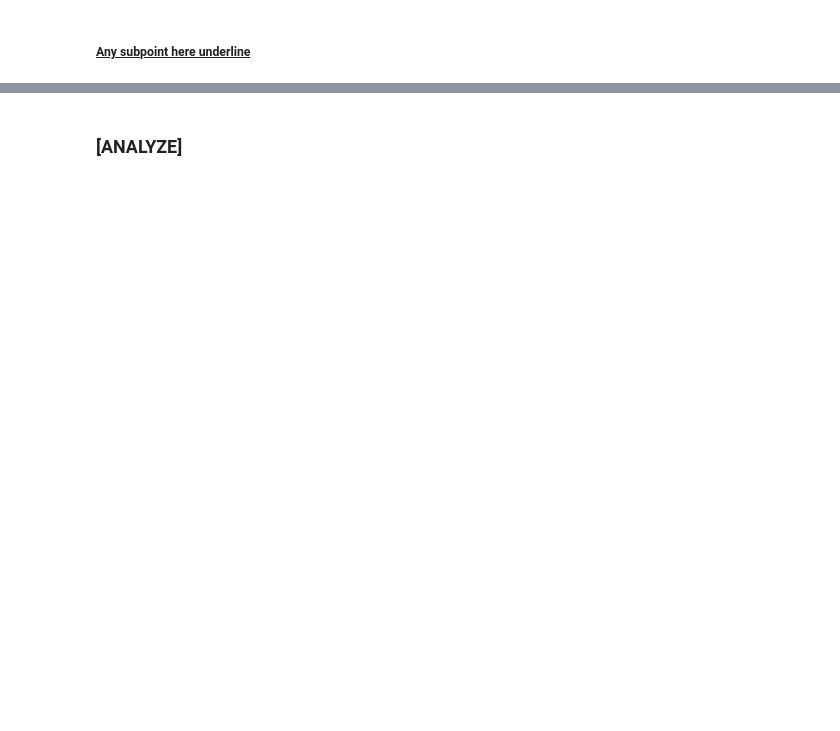
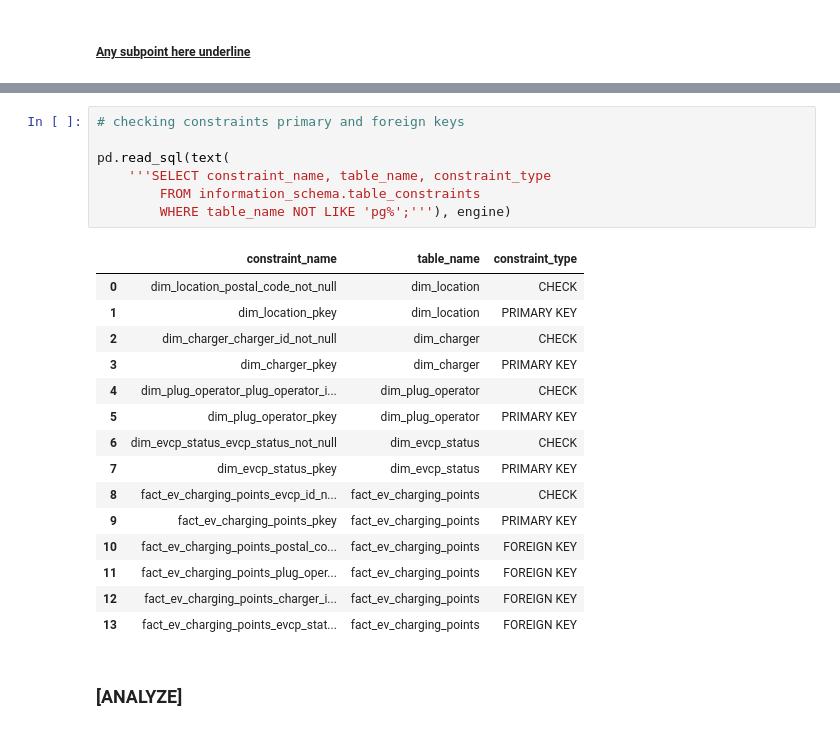
Before and after one commit to TanvirSiddique/repo2, a Jupyter notebook: EV charging Point_17Aug.ipynb, the cells around one changed output, grey strips where cells are left out. Drawn from its saved outputs; the diff is of its cells as text; blank space fills up the shorter version.

```diff
--- a/EV charging Point_17Aug.ipynb
+++ b/EV charging Point_17Aug.ipynb
@@ -1107,2 +1341,25 @@ Explain why it is designed to be this way
+# %%
+# checking constraints primary and foreign keys
+
+pd.read_sql(text(
+    '''SELECT constraint_name, table_name, constraint_type
+        FROM information_schema.table_constraints
+        WHERE table_name NOT LIKE 'pg%';'''), engine)
+# %% [output]
+|  | constraint_name | table_name | constraint_type |
+| 0 | dim_location_postal_code_not_null | dim_location | CHECK |
+| 1 | dim_location_pkey | dim_location | PRIMARY KEY |
+| 2 | dim_charger_charger_id_not_null | dim_charger | CHECK |
+| 3 | dim_charger_pkey | dim_charger | PRIMARY KEY |
+| 4 | dim_plug_operator_plug_operator_i... | dim_plug_operator | CHECK |
+| 5 | dim_plug_operator_pkey | dim_plug_operator | PRIMARY KEY |
+| 6 | dim_evcp_status_evcp_status_not_null | dim_evcp_status | CHECK |
+| 7 | dim_evcp_status_pkey | dim_evcp_status | PRIMARY KEY |
+| 8 | fact_ev_charging_points_evcp_id_n... | fact_ev_charging_points | CHECK |
+| 9 | fact_ev_charging_points_pkey | fact_ev_charging_points | PRIMARY KEY |
+| 10 | fact_ev_charging_points_postal_co... | fact_ev_charging_points | FOREIGN KEY |
+| 11 | fact_ev_charging_points_plug_oper... | fact_ev_charging_points | FOREIGN KEY |
+| 12 | fact_ev_charging_points_charger_i... | fact_ev_charging_points | FOREIGN KEY |
+| 13 | fact_ev_charging_points_evcp_stat... | fact_ev_charging_points | FOREIGN KEY |
 # %% [markdown]
 ### [ANALYZE]
```
Also changed, not shown: parts of 19 cells of this notebook.
